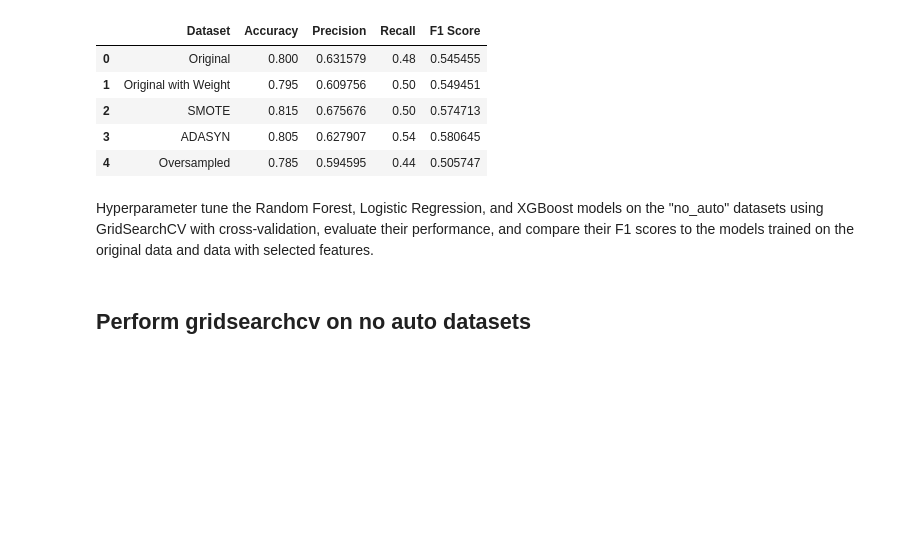
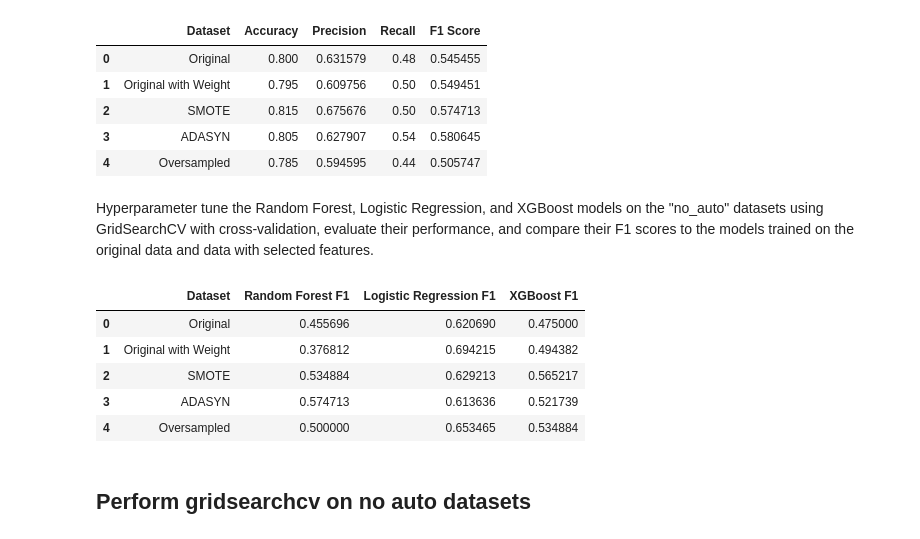
Before and after one commit to dths8/DSA4263_Vehicle-Insurance-Fraud-Detection, a Jupyter notebook: model_training/supervised_learning_models.ipynb, the cells around one changed output. Saved outputs shown, nothing was run; the diff lists cells and outputs as text; code cells hidden in the pictures; blank space fills up the shorter version.

```diff
--- a/model_training/supervised_learning_models.ipynb
+++ b/model_training/supervised_learning_models.ipynb
@@ -645,6 +678,23 @@ XGBoost Model Metrics (Original Data):
 # %% [markdown]
 
 Hyperparameter tune the Random Forest, Logistic Regression, and XGBoost models on the "no_auto" datasets using GridSearchCV with cross-validation, evaluate their performance, and compare their F1 scores to the models trained on the original data and data with selected features.
+# %%
+# comparison of the 3 models in one table
+models_comparison = pd.DataFrame({
+    'Dataset': dataset_names,
+    'Random Forest F1': rf_no_auto_f1,
+    'Logistic Regression F1': logit_no_auto_f1,
+    'XGBoost F1': xgb_no_auto_f1,
+})
+
+display(models_comparison)
+# %% [output]
+|  | Dataset | Random Forest F1 | Logistic Regression F1 | XGBoost F1 |
+| 0 | Original | 0.455696 | 0.620690 | 0.475000 |
+| 1 | Original with Weight | 0.376812 | 0.694215 | 0.494382 |
+| 2 | SMOTE | 0.534884 | 0.629213 | 0.565217 |
+| 3 | ADASYN | 0.574713 | 0.613636 | 0.521739 |
+| 4 | Oversampled | 0.500000 | 0.653465 | 0.534884 |
 # %%
 param_grid_rf_tuned = {
     'n_estimators': [100, 200, 300],
```
Also changed, not shown: parts of 7 cells of this notebook.
